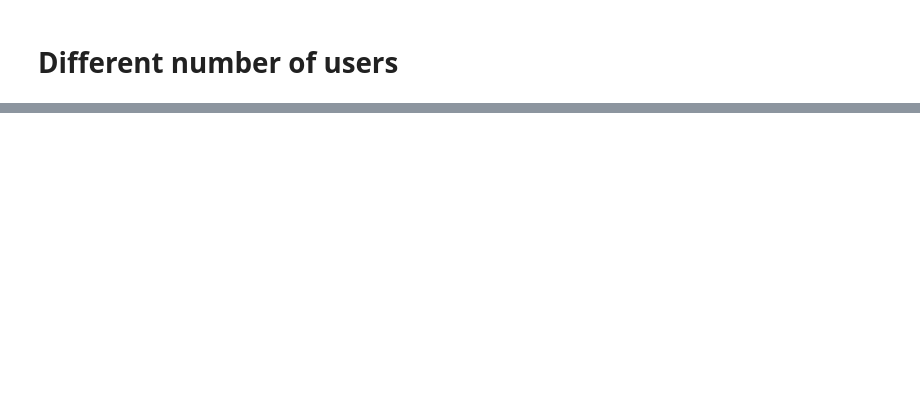
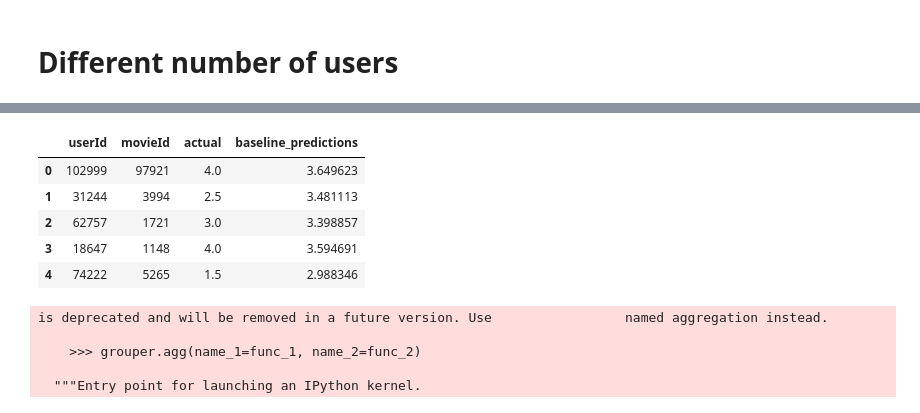
Before and after one commit to nding17/MovieRecommendation, a Jupyter notebook: EDA.ipynb, the cells around one changed output, grey strips where cells are left out. Drawn from its saved outputs; the diff is of its cells as text; code cells hidden in the pictures; blank space fills up the shorter version.

```diff
--- a/EDA.ipynb
+++ b/EDA.ipynb
@@ -214,0 +206,11 @@ runtime
+# %%
+test.drop("details", inplace=True, axis=1)
+test.columns = ['userId', 'movieId', 'actual', 'baseline_predictions']
+test.head()
+# %% [output]
+|  | userId | movieId | actual | baseline_predictions |
+| 0 | 102999 | 97921 | 4.0 | 3.649623 |
+| 1 | 31244 | 3994 | 2.5 | 3.481113 |
+| 2 | 62757 | 1721 | 3.0 | 3.398857 |
+| 3 | 18647 | 1148 | 4.0 | 3.594691 |
+| 4 | 74222 | 5265 | 1.5 | 2.988346 |
@@ -214,0 +226,8 @@ runtime
+# %%
+test = test.copy().groupby('userId')['movieId'].agg({'actual': (lambda x: list(set(x)))})
+# %% [output]
+is deprecated and will be removed in a future version. Use                 named aggregation instead.
+
+    >>> grouper.agg(name_1=func_1, name_2=func_2)
+
+  """Entry point for launching an IPython kernel.
```
Also changed, not shown: parts of 17 cells of this notebook, 2 other files.
